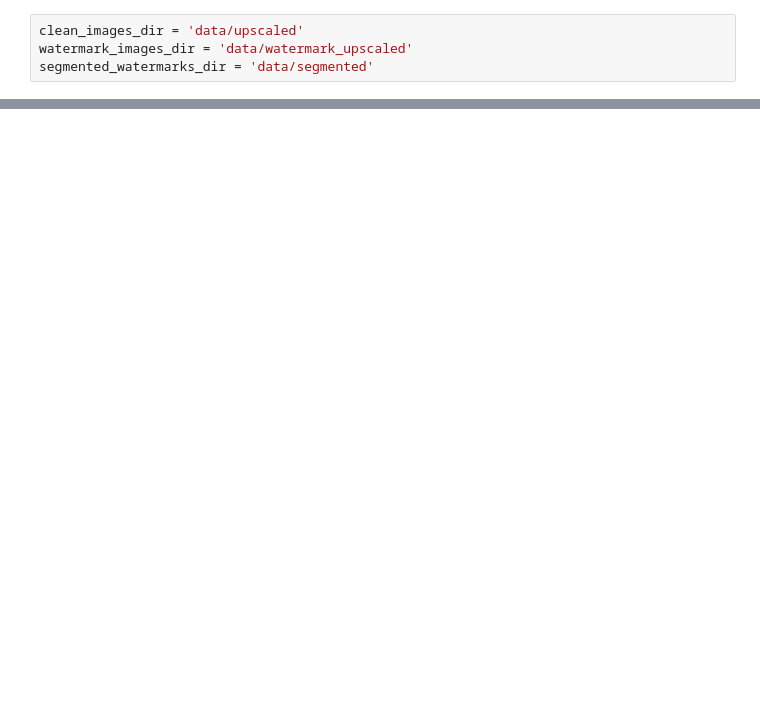
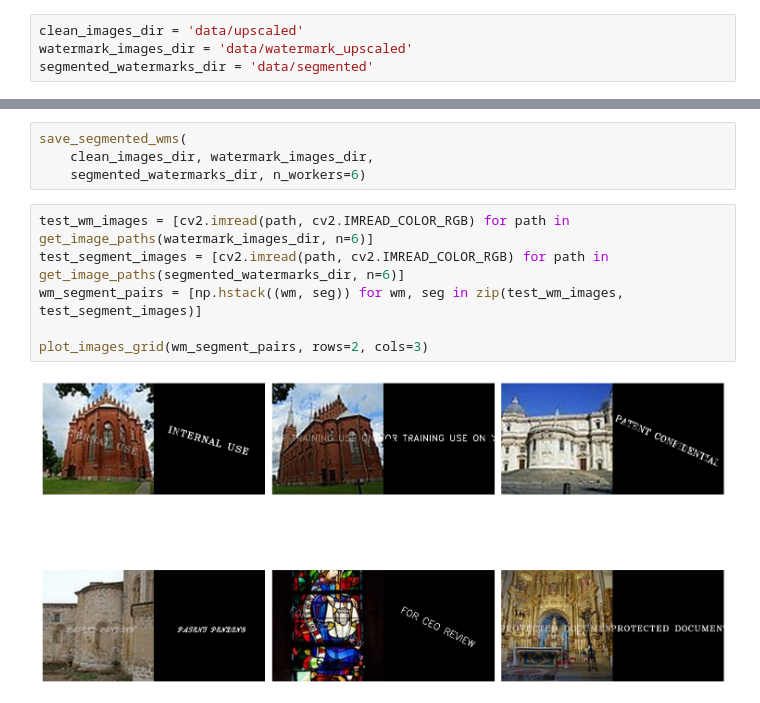
Before and after one commit to AZysk0/watermark-removal, a Jupyter notebook: playground.ipynb, the cells around one changed output, grey strips where cells are left out. Saved outputs shown, nothing was run; the diff lists cells and outputs as text; blank space fills up the shorter version.

```diff
--- a/playground.ipynb
+++ b/playground.ipynb
@@ -79,0 +120,12 @@ class WatermarkDataset(torch.utils.data.Dataset):
+# %%
+save_segmented_wms(
+    clean_images_dir, watermark_images_dir,
+    segmented_watermarks_dir, n_workers=6)
+# %%
+test_wm_images = [cv2.imread(path, cv2.IMREAD_COLOR_RGB) for path in get_image_paths(watermark_images_dir, n=6)]
+test_segment_images = [cv2.imread(path, cv2.IMREAD_COLOR_RGB) for path in get_image_paths(segmented_watermarks_dir, n=6)]
+wm_segment_pairs = [np.hstack((wm, seg)) for wm, seg in zip(test_wm_images, test_segment_images)]
+
+plot_images_grid(wm_segment_pairs, rows=2, cols=3)
+# %% [output]
+[figure, added]
```
Also changed, not shown: parts of 9 cells of this notebook, 2 other files.
